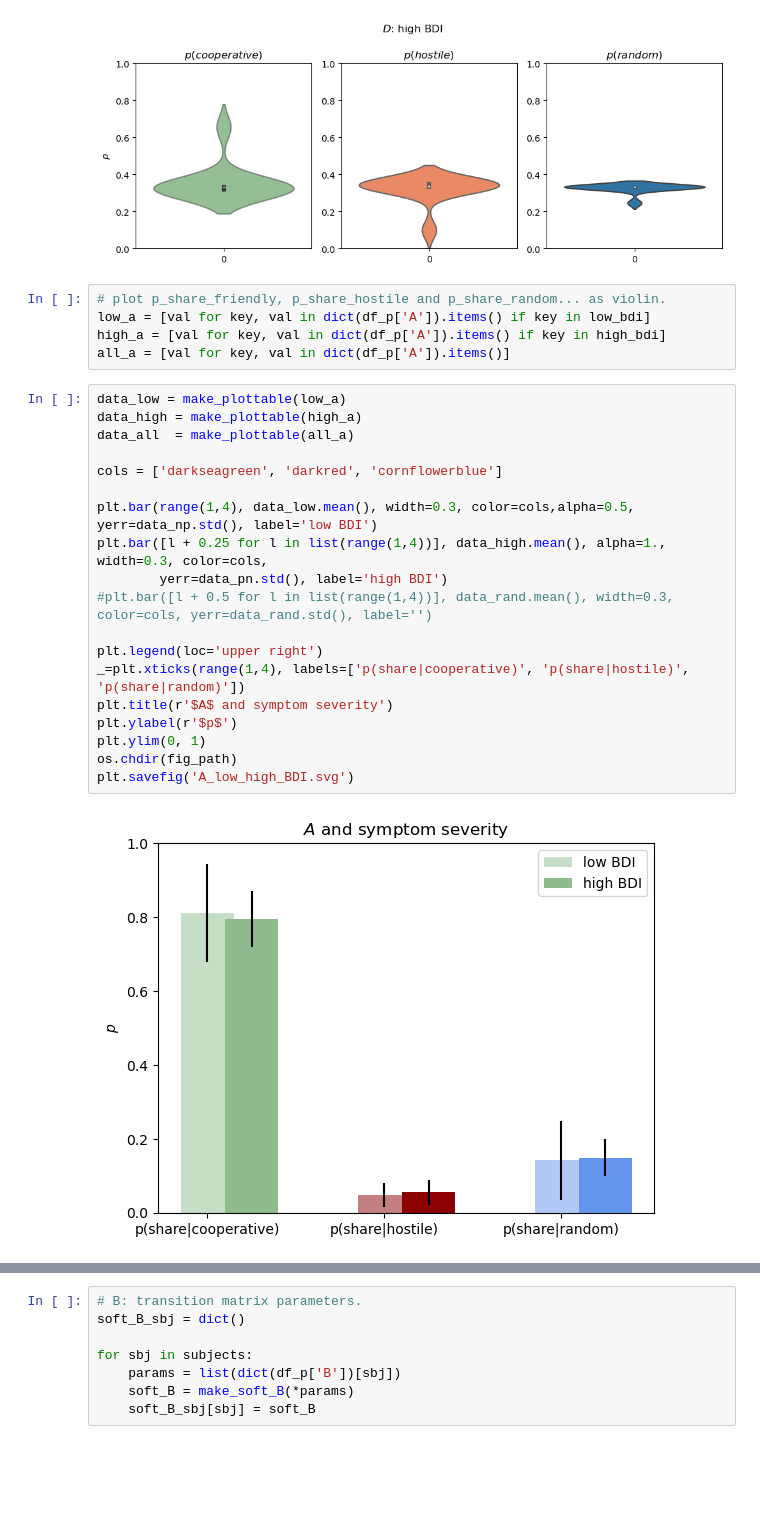
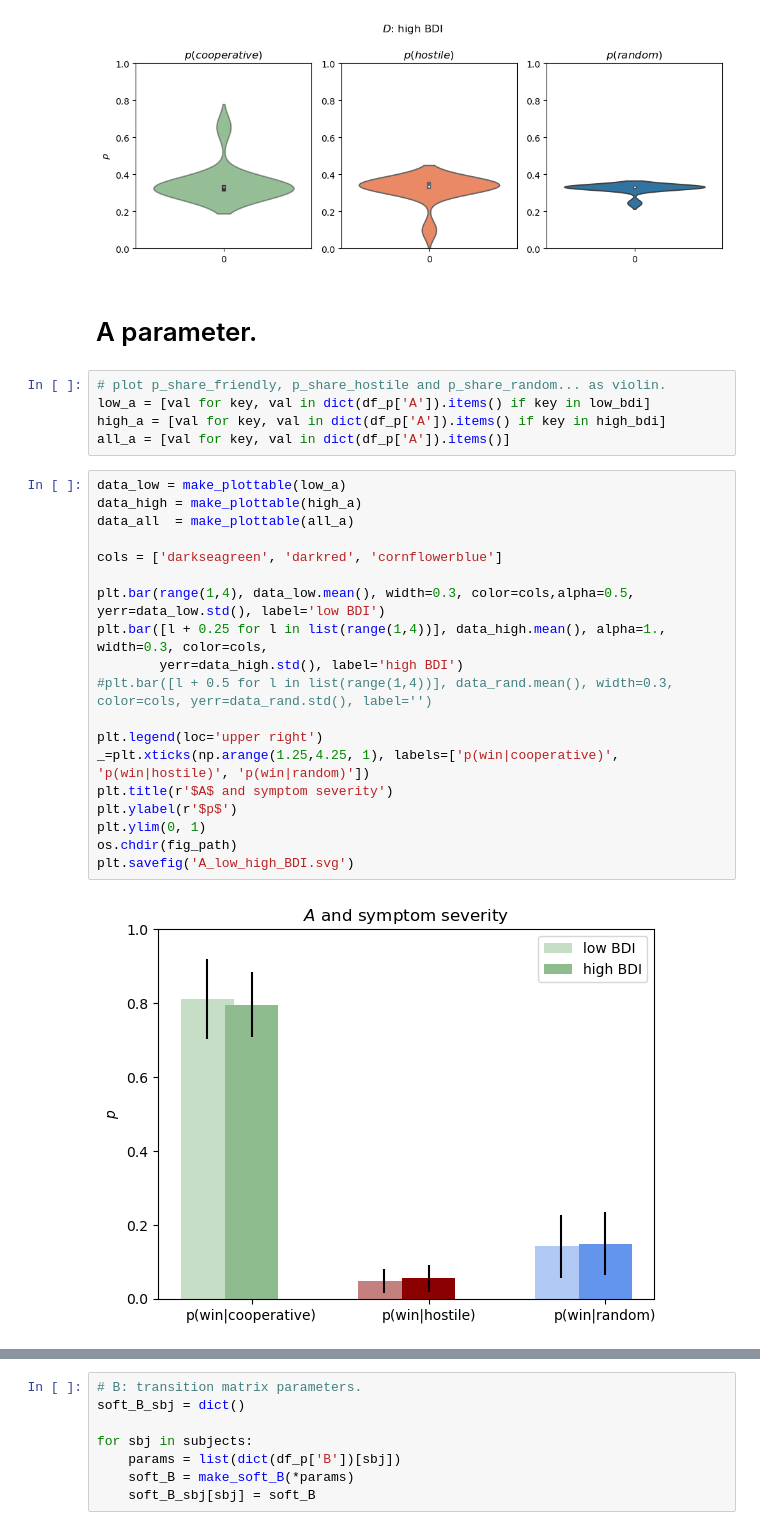
Before and after one commit to Eckertal/pymdp_depression, a Jupyter notebook: fitting/opt_results.ipynb, the cells around one changed output, grey strips where cells are left out. Saved outputs shown, nothing was run; the diff lists cells and outputs as text; blank space fills up the shorter version.

```diff
--- a/fitting/opt_results.ipynb
+++ b/fitting/opt_results.ipynb
@@ -404,6 +509,8 @@ plot_c_violin(low_d, title=str(r'$D$: low BDI'), filename='D_low_bdi.svg', D=Tru
 plot_c_violin(high_d, title=str(r'$D$: high BDI'), filename='D_high_bdi.svg', D=True)
 # %% [output]
 [figure]
+# %% [markdown]
+# A parameter.
 # %%
 # plot p_share_friendly, p_share_hostile and p_share_random... as violin.
 low_a = [val for key, val in dict(df_p['A']).items() if key in low_bdi]
@@ -412,21 +519,21 @@ all_a = [val for key, val in dict(df_p['A']).items()]
 # %%
 data_low = make_plottable(low_a)
 data_high = make_plottable(high_a)
 data_all  = make_plottable(all_a)
 
 cols = ['darkseagreen', 'darkred', 'cornflowerblue']
 
-plt.bar(range(1,4), data_low.mean(), width=0.3, color=cols,alpha=0.5, yerr=data_np.std(), label='low BDI')
+plt.bar(range(1,4), data_low.mean(), width=0.3, color=cols,alpha=0.5, yerr=data_low.std(), label='low BDI')
 plt.bar([l + 0.25 for l in list(range(1,4))], data_high.mean(), alpha=1., width=0.3, color=cols,
-        yerr=data_pn.std(), label='high BDI')
+        yerr=data_high.std(), label='high BDI')
 #plt.bar([l + 0.5 for l in list(range(1,4))], data_rand.mean(), width=0.3, color=cols, yerr=data_rand.std(), label='')
 
 plt.legend(loc='upper right')
-_=plt.xticks(range(1,4), labels=['p(share|cooperative)', 'p(share|hostile)', 'p(share|random)'])
+_=plt.xticks(np.arange(1.25,4.25, 1), labels=['p(win|cooperative)', 'p(win|hostile)', 'p(win|random)'])
 plt.title(r'$A$ and symptom severity')
 plt.ylabel(r'$p$')
 plt.ylim(0, 1)
 os.chdir(fig_path)
 plt.savefig('A_low_high_BDI.svg')
 # %% [output]
-[figure, old version]
+[figure, new version]
```
Also changed, not shown: parts of 48 cells of this notebook, 38 other files.
